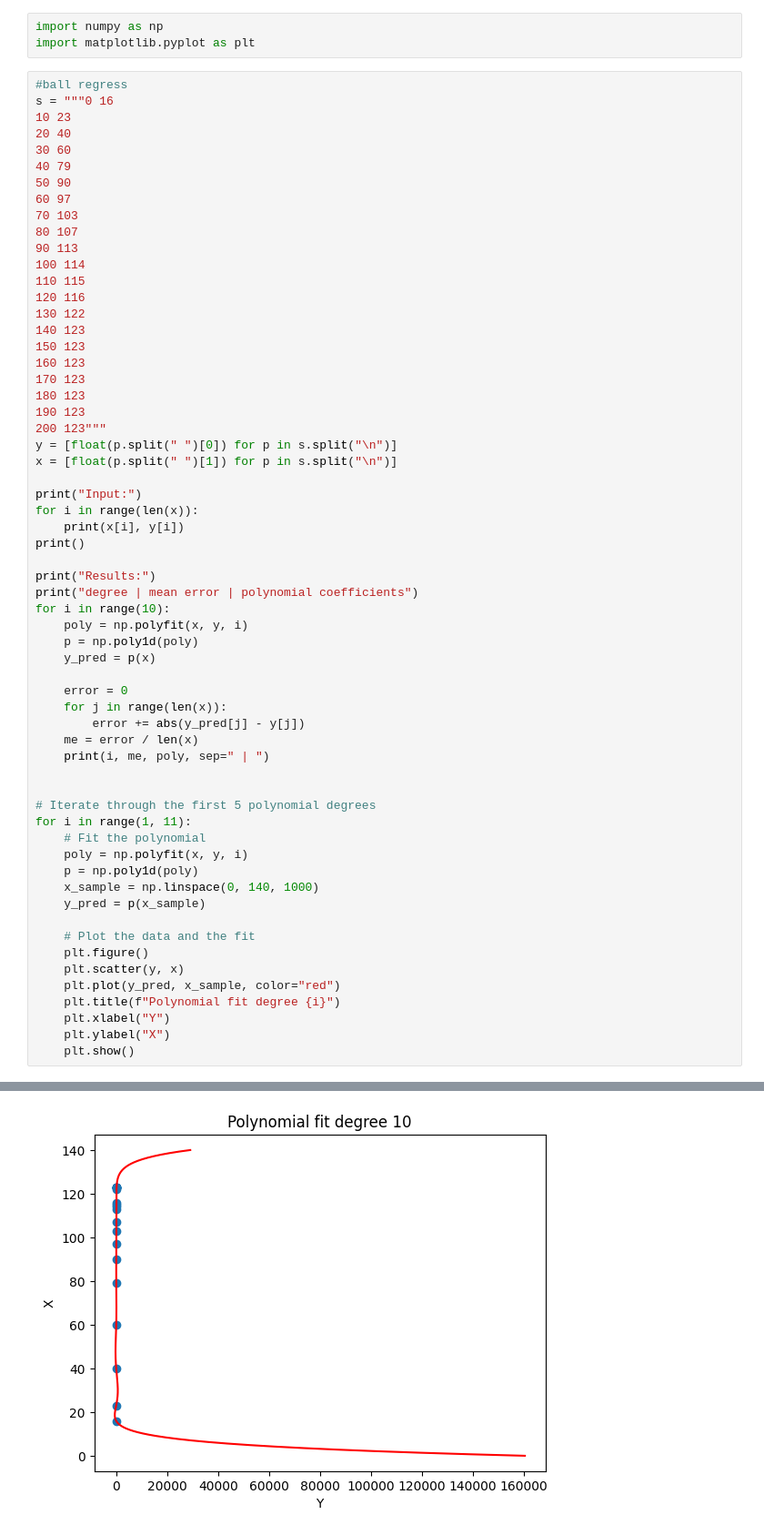
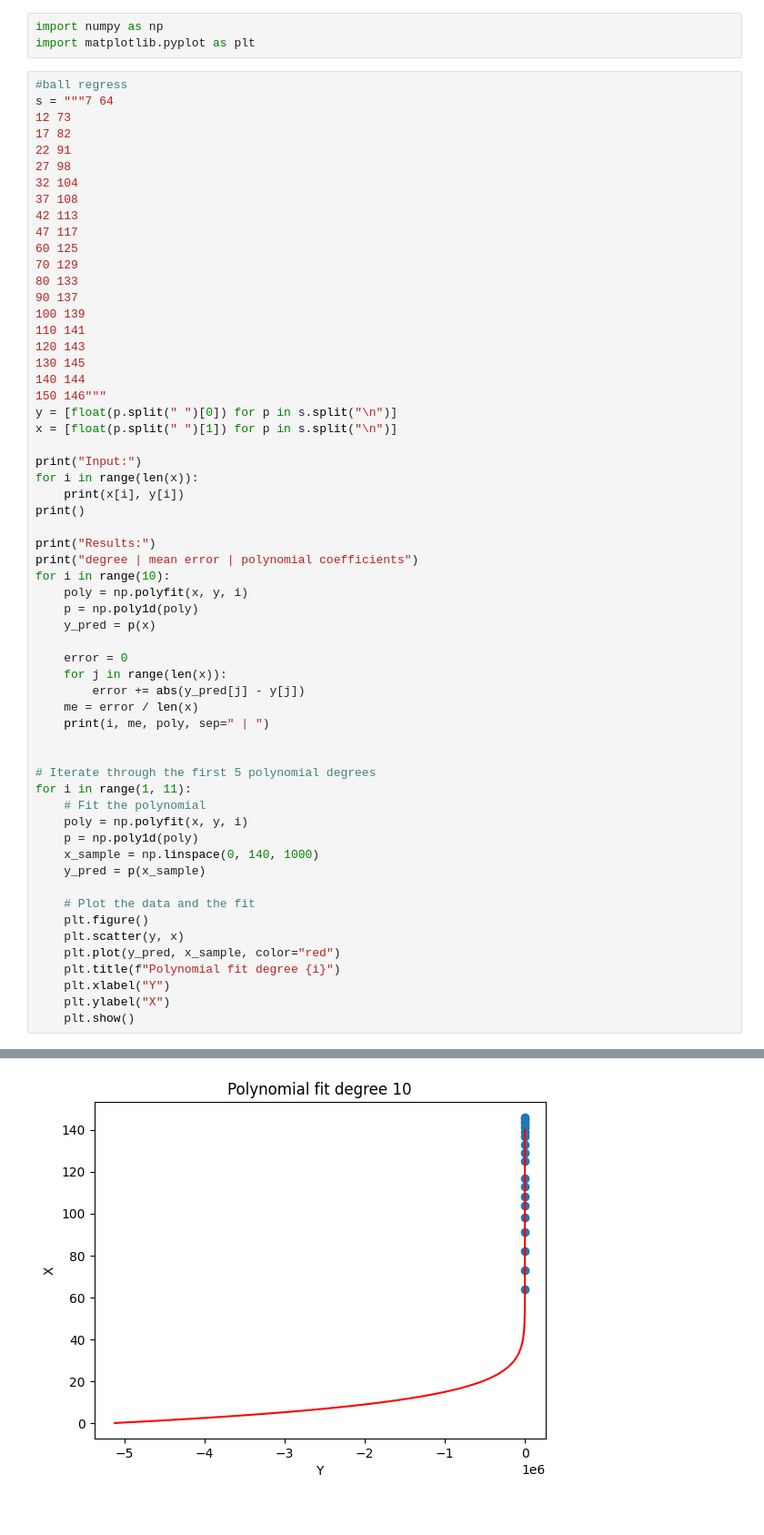
Before and after one commit to lohhaoyuan/save-me-tung-kipling, a Jupyter notebook: microcontrollers/src/top/polyfit.ipynb, the cells around one changed output, grey strips where cells are left out. Shown at 91% size. Cells and saved outputs as stored; diff of their text form.

```diff
--- a/microcontrollers/src/top/polyfit.ipynb
+++ b/microcontrollers/src/top/polyfit.ipynb
@@ -3,27 +3,25 @@ import numpy as np
 import matplotlib.pyplot as plt
 # %%
 #ball regress
-s = """0 16
-10 23
-20 40
-30 60
-40 79
-50 90
-60 97
-70 103
-80 107
-90 113
-100 114
-110 115
-120 116
-130 122
-140 123
-150 123
-160 123
-170 123
-180 123
-190 123
-200 123"""
+s = """7 64
+12 73
+17 82
+22 91
+27 98
+32 104
+37 108
+42 113
+47 117
+60 125
+70 129
+80 133
+90 137
+100 139
+110 141
+120 143
+130 145
+140 144
+150 146"""
 y = [float(p.split(" ")[0]) for p in s.split("\n")]
 x = [float(p.split(" ")[1]) for p in s.split("\n")]
 
@@ -92 +90 @@ Input:
-[figure, old version]
+[figure, new version]
```
Also changed, not shown: parts of 1 cell of this notebook, 4 other files.
